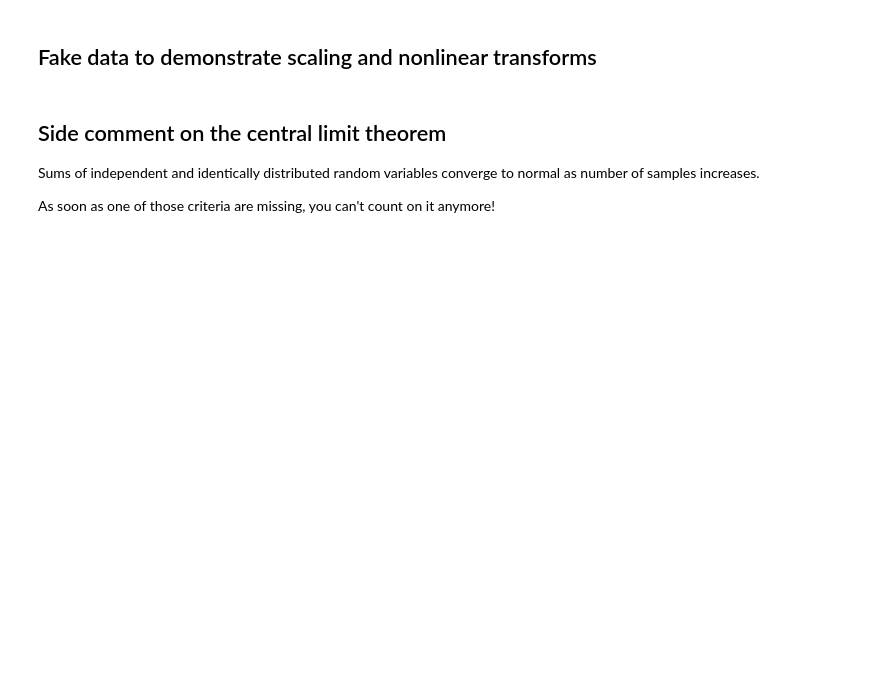
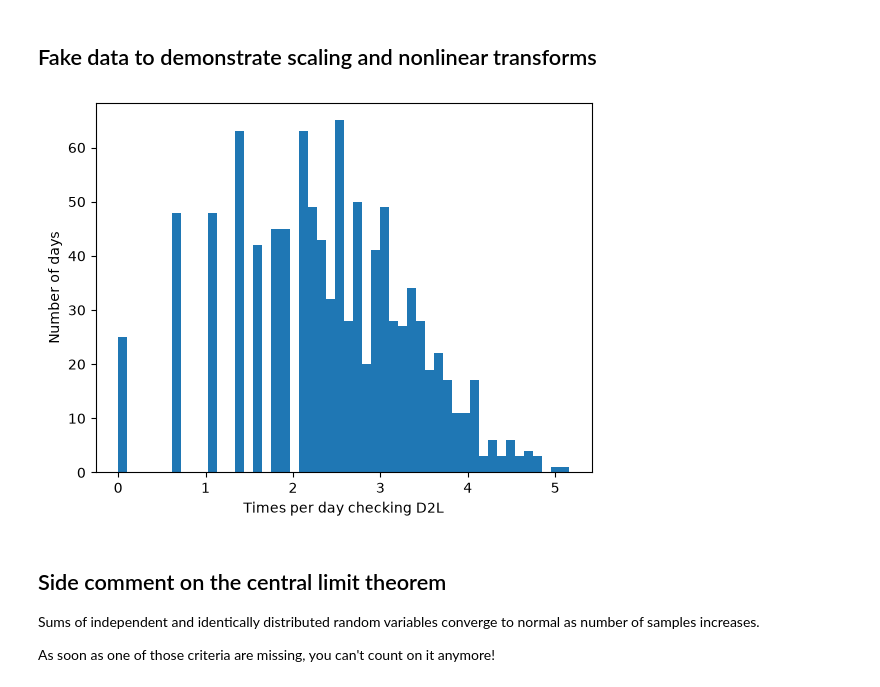
Before and after one commit to mru-data3464/f26, a Jupyter notebook: demo_code/05_numeric/numericdemo.ipynb, the cells around one changed output. Cells and saved outputs as stored; diff of their text form; code cells hidden in the pictures; blank space fills up the shorter version.

```diff
--- a/demo_code/05_numeric/numericdemo.ipynb
+++ b/demo_code/05_numeric/numericdemo.ipynb
@@ -39,15 +43,17 @@ plt.savefig("../../img/05-scaling.png")
 # %%
 # generate some fake count data
 # From Intro to Machine Learning with Python
 X_org = rng.normal(size=(1000, 3))
 X = rng.poisson(10 * np.exp(X_org))
 
-plt.hist(X[:, 1], bins=50)
+plt.hist(np.log1p(X[:, 1]), bins=50)
 
 plt.xlabel("Times per day checking D2L")
 plt.ylabel("Number of days")
 
 plt.savefig("../../img/05-counts.png")
+# %% [output]
+[figure, added]
 # %% [markdown]
 ## Side comment on the central limit theorem
 Sums of independent and identically distributed random variables converge to normal as number of samples increases.
```
Also changed, not shown: parts of 2 cells of this notebook.
